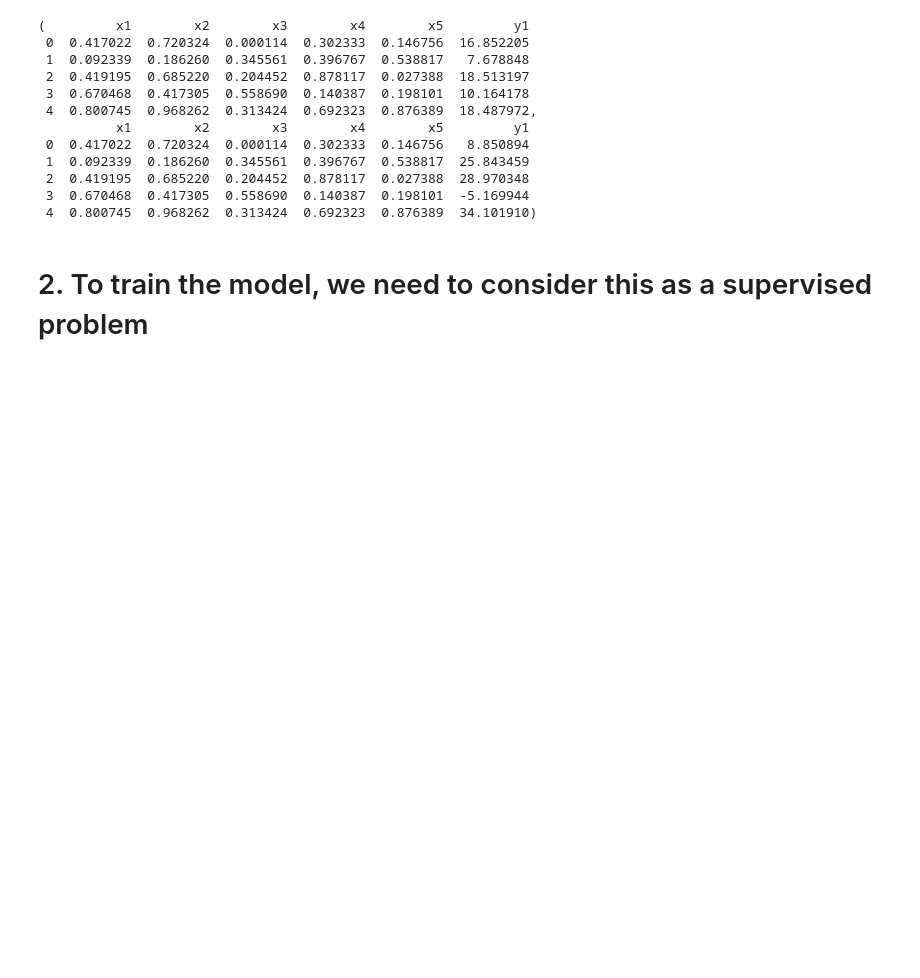
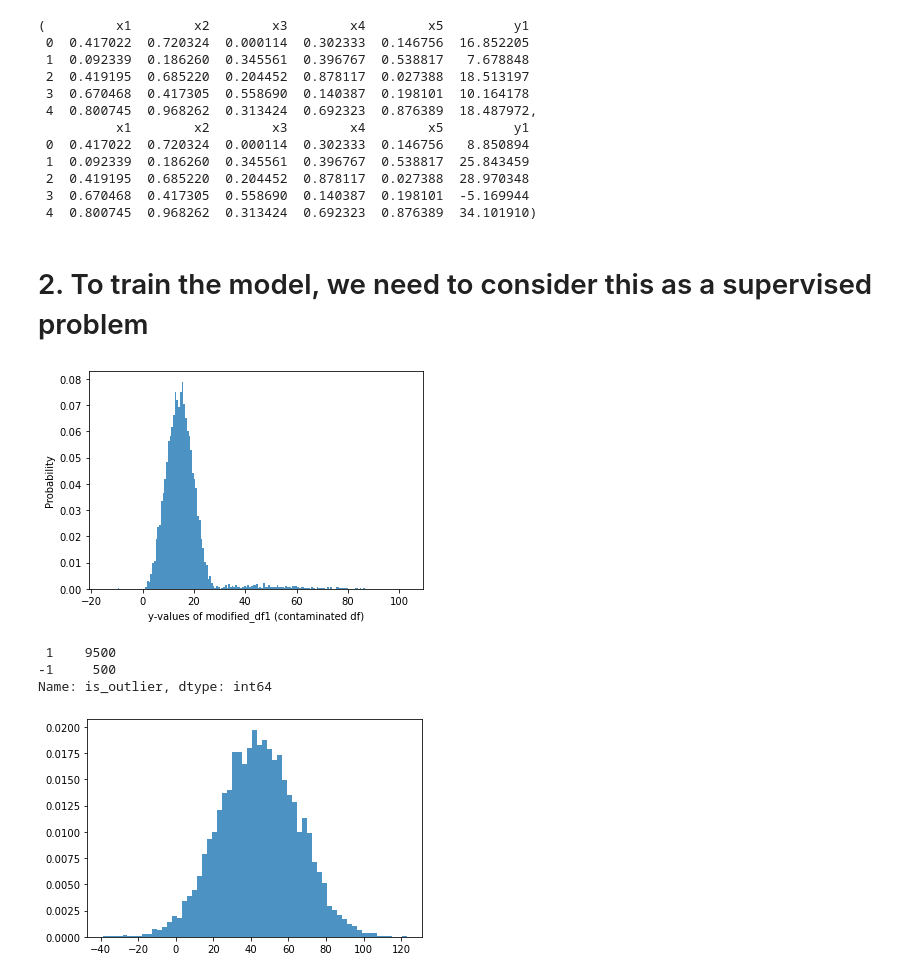
Before and after one commit to avyasharma/Skunkworks-iForests, a Jupyter notebook: FriedmanIsoForest.ipynb, the cells around one changed output. Saved outputs shown, nothing was run; the diff lists cells and outputs as text; code cells hidden in the pictures; blank space fills up the shorter version.

Commit message:
more visualizations of contaminate_df

```diff
--- a/FriedmanIsoForest.ipynb
+++ b/FriedmanIsoForest.ipynb
@@ -38,7 +38,7 @@ def contaminate_df(df1, df2, percentage):
     - the actual outcomes of modified df1
     '''
     assert(len(df1) == len(df2)), "y1 needs to be the same length as y2"
-    return df1[:int(len(df2)*(1-percentage))].append(df2[:int(len(df2)*percentage)]), df2[int(len(df2)*percentage):], pd.DataFrame([1]*int(len(y1)* (1 - percentage)) + [-1]*int(len(y1)*percentage), columns = ["is_outlier"])
+    return df1[:int(len(df2)*(1-percentage))].append(df2[:int(len(df2)*percentage)]), pd.DataFrame([1]*int(len(y1)* (1 - percentage)) + [-1]*int(len(y1)*percentage), columns = ["is_outlier"]), df2[int(len(df2)*percentage):]
 # %% [markdown]
 # 1. Create our datasets
 # %%
@@ -98,4 +98,18 @@ df1.head(), df2.head()
 # %% [markdown]
 # 2. To train the model, we need to consider this as a supervised problem
 # %%
-modified_df1, test_df2, modified_df1_y = contaminate_df(df1, df2, 0.05)
+modified_df1,modified_df1_y, test_df2  = contaminate_df(df1, df2, 0.05)
+# %%
+plt.xlabel('y-values of modified_df1 (contaminated df)')
+plt.ylabel('Probability')
+plt.hist(modified_df1['y1'], bins='auto', alpha=0.8, density = True, label='y1')
+plt.show()
+print(modified_df1_y["is_outlier"].value_counts())
+plt.hist(test_df2['y1'], bins='auto', alpha=0.8, density = True, label='y1')
+plt.show()
+# %% [output]
+[figure, added]
+ 1    9500
+-1     500
+Name: is_outlier, dtype: int64
+[figure, added]
```
Also changed, not shown: parts of 2 cells of this notebook, 1 other file.
